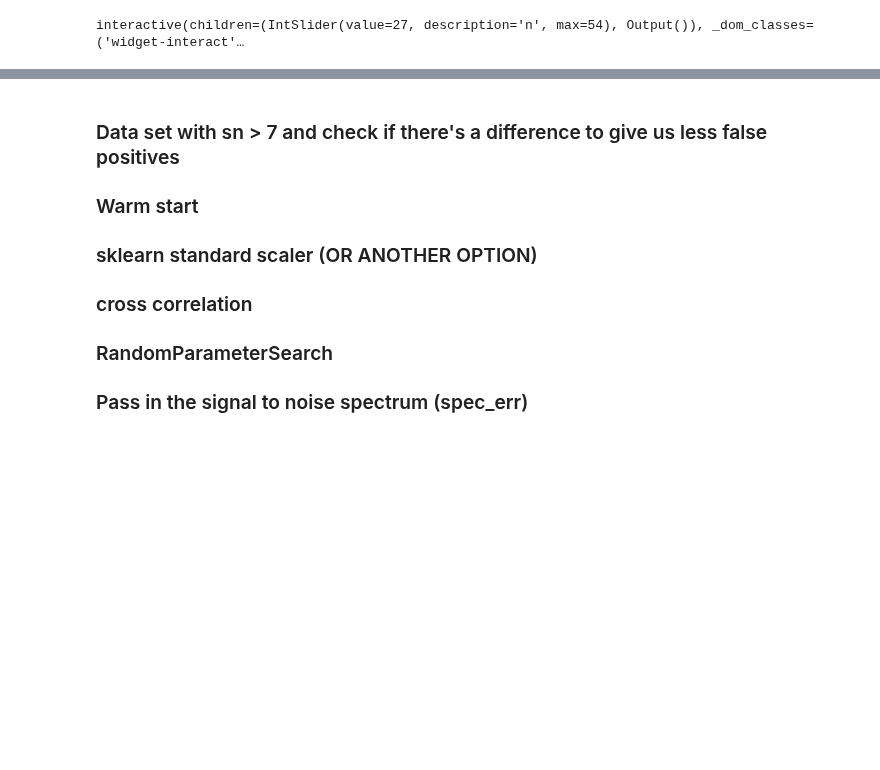
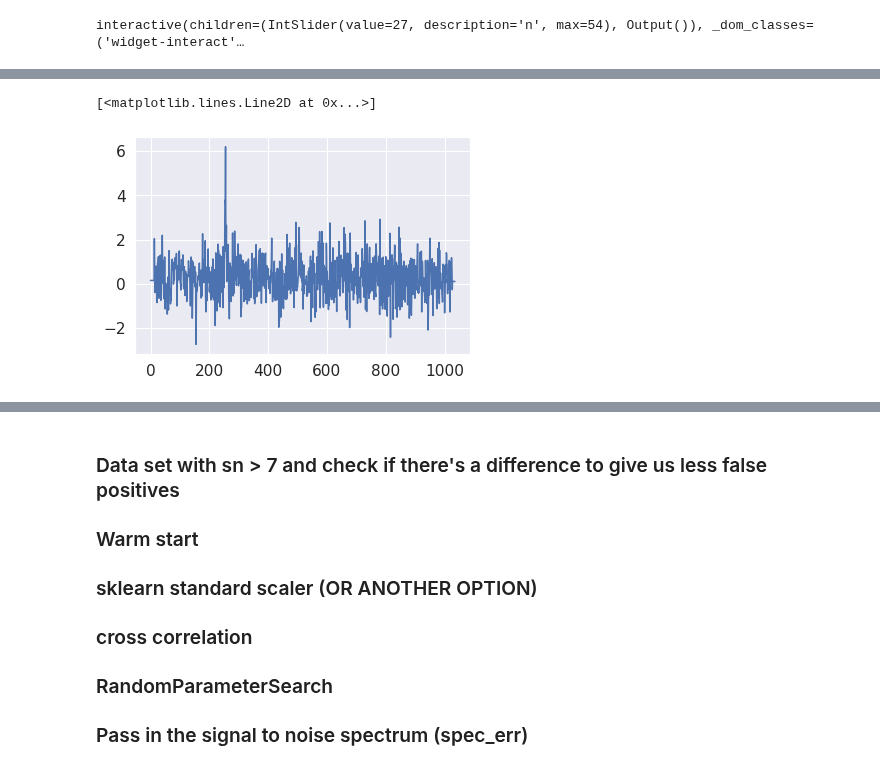
Before and after one commit to nickdavila/LAE-ML-Classification, a Jupyter notebook: Nick-RandomForest.ipynb, the cells around one changed output, grey strips where cells are left out. Cells and saved outputs as stored; diff of their text form; code cells hidden in the pictures; blank space fills up the shorter version.

```diff
--- a/Nick-RandomForest.ipynb
+++ b/Nick-RandomForest.ipynb
@@ -285,0 +291,5 @@ interactive(children=(IntSlider(value=1492, description='n', max=2984), Output()
+# %%
+plt.plot(high_confidence_over_specc_err[ind])
+# %% [output]
+[<matplotlib.lines.Line2D at 0x...>]
+[figure, added]
```
Also changed, not shown: parts of 23 cells of this notebook.
